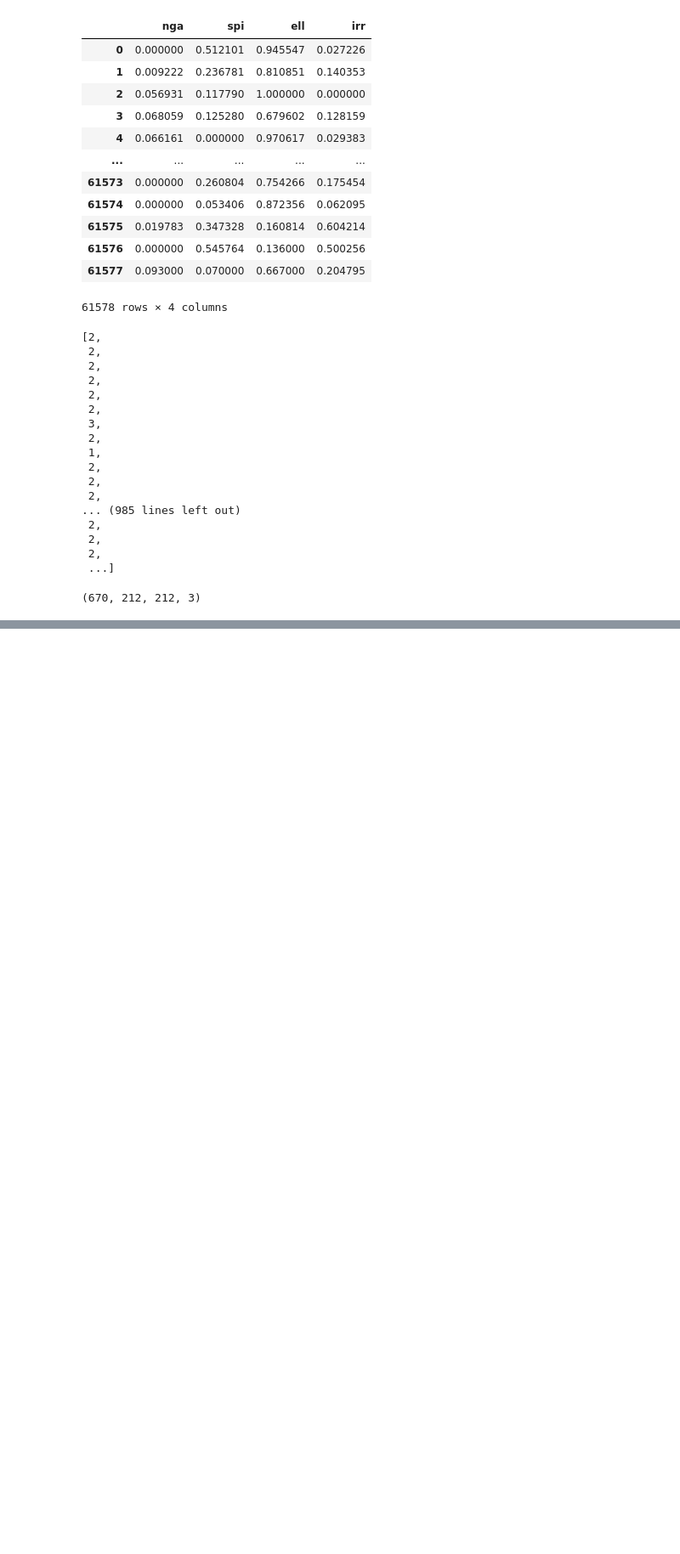
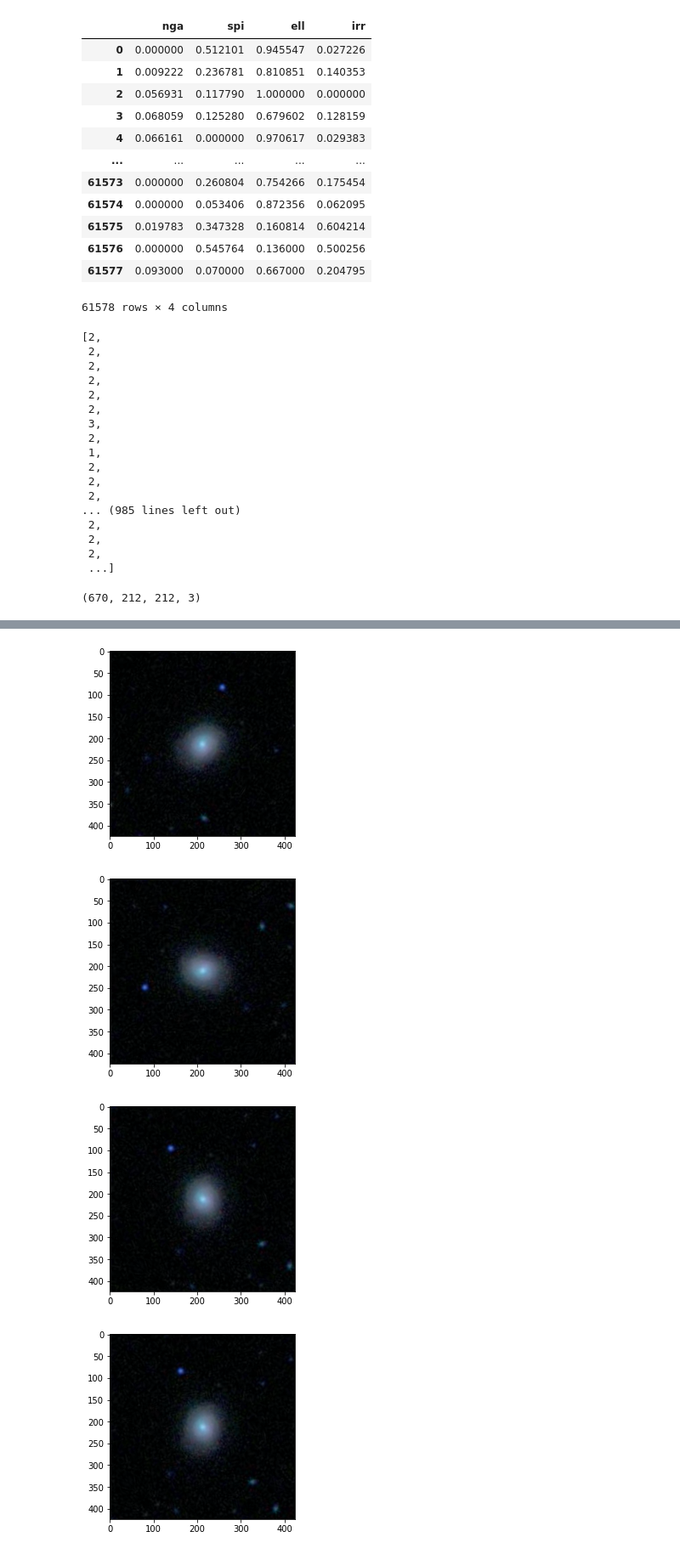
Before and after one commit to gio-bis/MLPNS2021, a Jupyter notebook: Galaxy.ipynb, the cells around one changed output, grey strips where cells are left out. Shown at 85% size. Cells and saved outputs as stored; diff of their text form; code cells hidden in the pictures; blank space fills up the shorter version.

```diff
--- a/Galaxy.ipynb
+++ b/Galaxy.ipynb
@@ -252,0 +285,12 @@ Epoch 11/50
+# %%
+from scipy import ndimage, misc
+newimg = np.zeros([1000*5, img.shape[0], img.shape[1], img.shape[2]],
+                  dtype=np.uint8)
+np.random.seed(123)
+for i in range(len(ims)):
+  angles = np.random.rand(4) *   180
+  newimg[i*5] = ims[i].copy()
+  for j,a in enumerate(angles):
+
+    newimg[i*5+1+j] = ndimage.rotate(newimg[i*5], a,
+                                         reshape=False, mode='mirror')
@@ -252,0 +302,9 @@ Epoch 11/50
+# %%
+for i in range (10):
+  pl.imshow(newimg[i])
+  pl.show()
+# %% [output]
+[figure, added]
+[figure, added]
+[figure, added]
+[figure, added]
```
Also changed, not shown: parts of 9 cells of this notebook.
